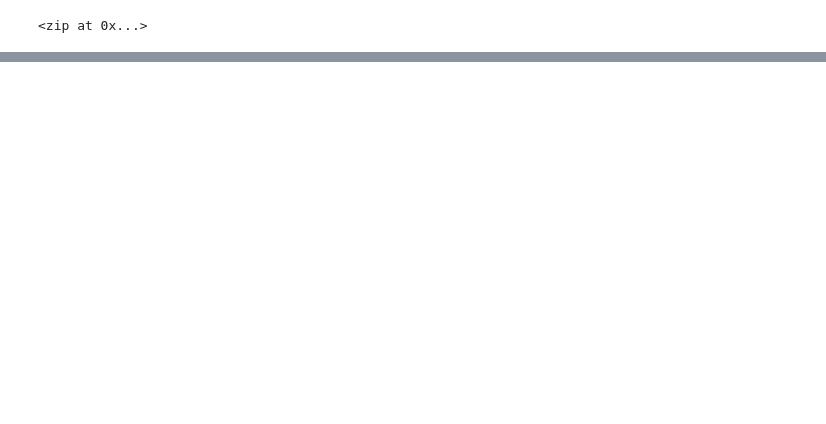
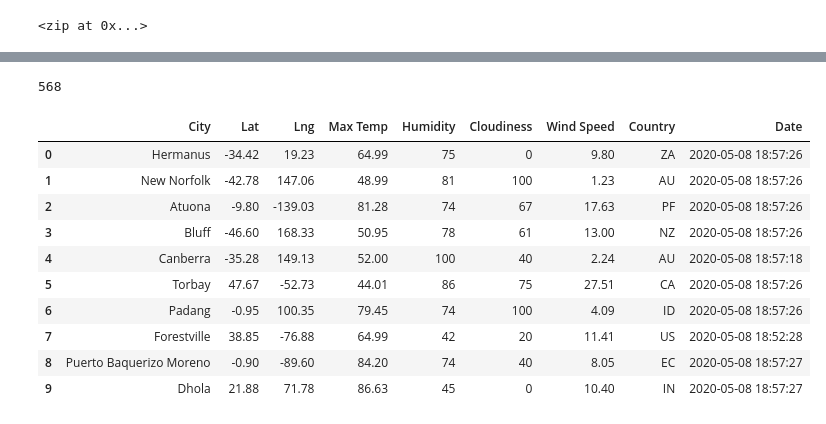
Before and after one commit to songmanrob/World_Weather_Analysis, a Jupyter notebook: WeatherPy.ipynb, the cells around one changed output, grey strips where cells are left out. Saved outputs shown, nothing was run; the diff lists cells and outputs as text; code cells hidden in the pictures; blank space fills up the shorter version.

Commit message:
adding updated gitignore, WeatherPy files, and weather_data folder

```diff
--- a/WeatherPy.ipynb
+++ b/WeatherPy.ipynb
@@ -31,0 +41,3 @@ len(cities)
+# %%
+# Starting URL for Weather Map API Call.
+url = "http://api.openweathermap.org/data/2.5/weather?units=Imperial&APPID=" + weather_api_key
@@ -31,0 +122,20 @@ len(cities)
+# %%
+len(city_data)
+# %% [output]
+568
+# %%
+# Convert the array of dictionaries to a Pandas DataFrame.
+city_data_df = pd.DataFrame(city_data)
+city_data_df.head(10)
+# %% [output]
+|  | City | Lat | Lng | Max Temp | Humidity | Cloudiness | Wind Speed | Country | Date |
+| 0 | Hermanus | -34.42 | 19.23 | 64.99 | 75 | 0 | 9.80 | ZA | 2020-05-08 18:57:26 |
+| 1 | New Norfolk | -42.78 | 147.06 | 48.99 | 81 | 100 | 1.23 | AU | 2020-05-08 18:57:26 |
+| 2 | Atuona | -9.80 | -139.03 | 81.28 | 74 | 67 | 17.63 | PF | 2020-05-08 18:57:26 |
+| 3 | Bluff | -46.60 | 168.33 | 50.95 | 78 | 61 | 13.00 | NZ | 2020-05-08 18:57:26 |
+| 4 | Canberra | -35.28 | 149.13 | 52.00 | 100 | 40 | 2.24 | AU | 2020-05-08 18:57:18 |
+| 5 | Torbay | 47.67 | -52.73 | 44.01 | 86 | 75 | 27.51 | CA | 2020-05-08 18:57:26 |
+| 6 | Padang | -0.95 | 100.35 | 79.45 | 74 | 100 | 4.09 | ID | 2020-05-08 18:57:26 |
+| 7 | Forestville | 38.85 | -76.88 | 64.99 | 42 | 20 | 11.41 | US | 2020-05-08 18:52:28 |
+| 8 | Puerto Baquerizo Moreno | -0.90 | -89.60 | 84.20 | 74 | 40 | 8.05 | EC | 2020-05-08 18:57:27 |
+| 9 | Dhola | 21.88 | 71.78 | 86.63 | 45 | 0 | 10.40 | IN | 2020-05-08 18:57:27 |
```
Also changed, not shown: parts of 5 cells of this notebook, 2 other files.
